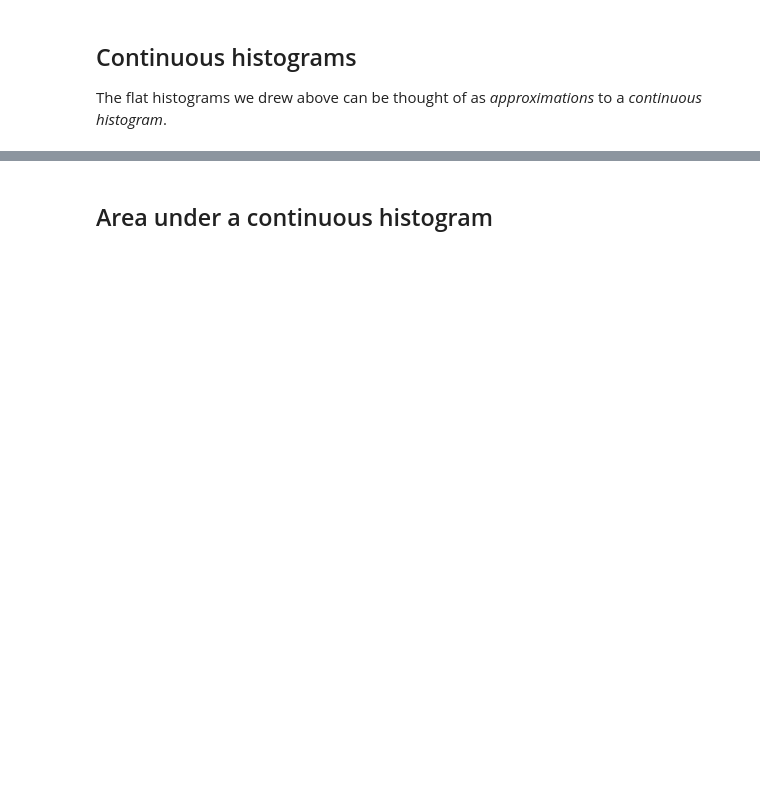
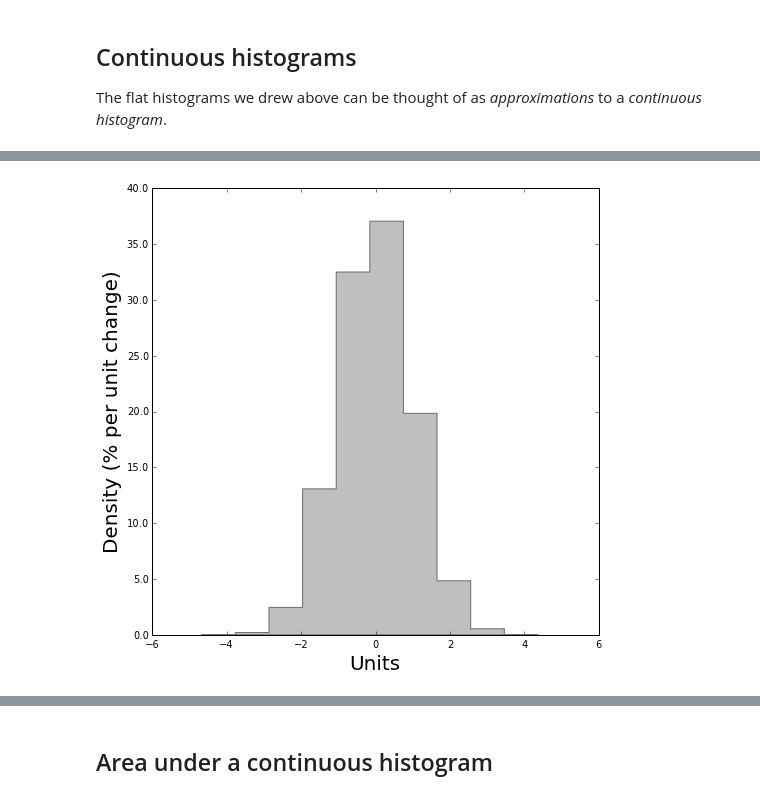
Before and after one commit to jonathan-taylor/stats60, a Jupyter notebook: Graphical Summaries.ipynb, the cells around one changed output, grey strips where cells are left out. Cells and saved outputs as stored; diff of their text form; code cells hidden in the pictures; blank space fills up the shorter version.

```diff
--- a/Graphical Summaries.ipynb
+++ b/Graphical Summaries.ipynb
@@ -160 +176,5 @@ hist_coarse.set_ylabel('Density (% per unit change)', fontsize=20)
+# %%
+hist_coarse.figure
+# %% [output]
+[figure, added]
 # %%
```
Also changed, not shown: parts of 50 cells of this notebook, 2 other files.
